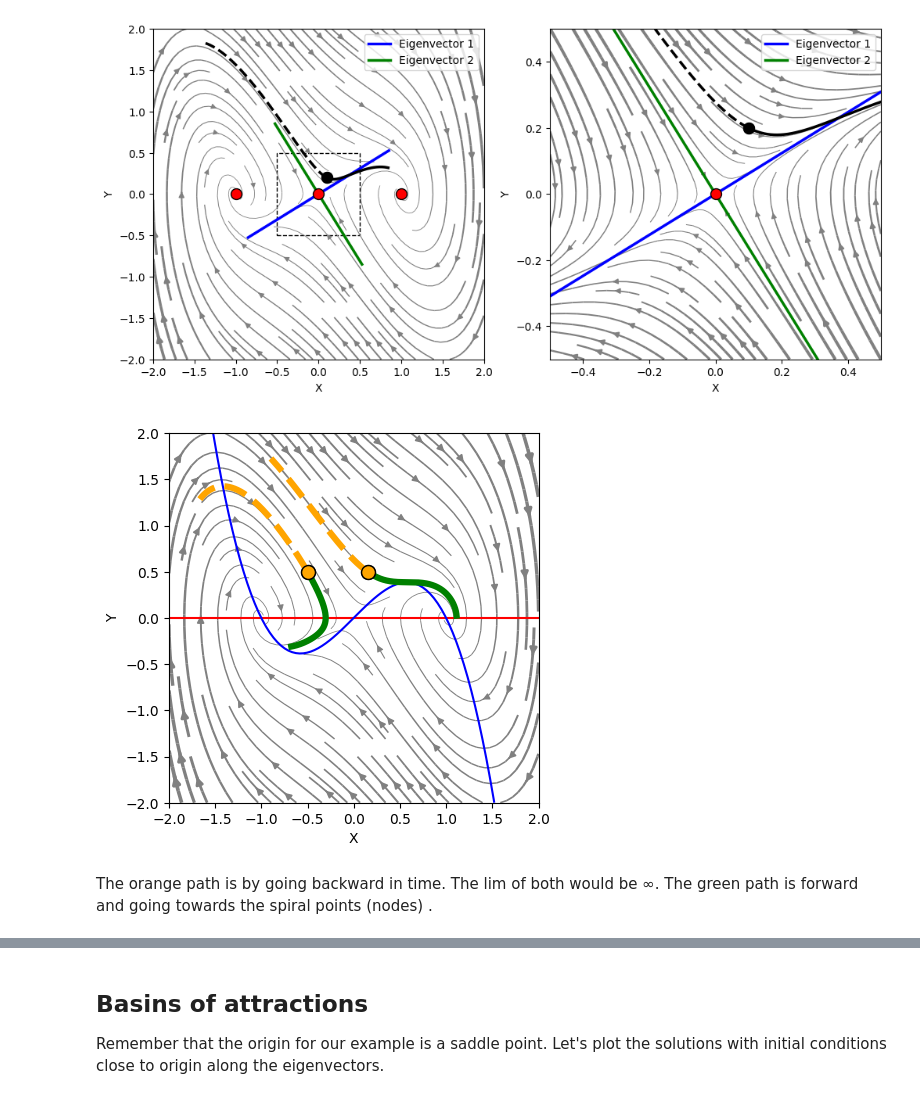
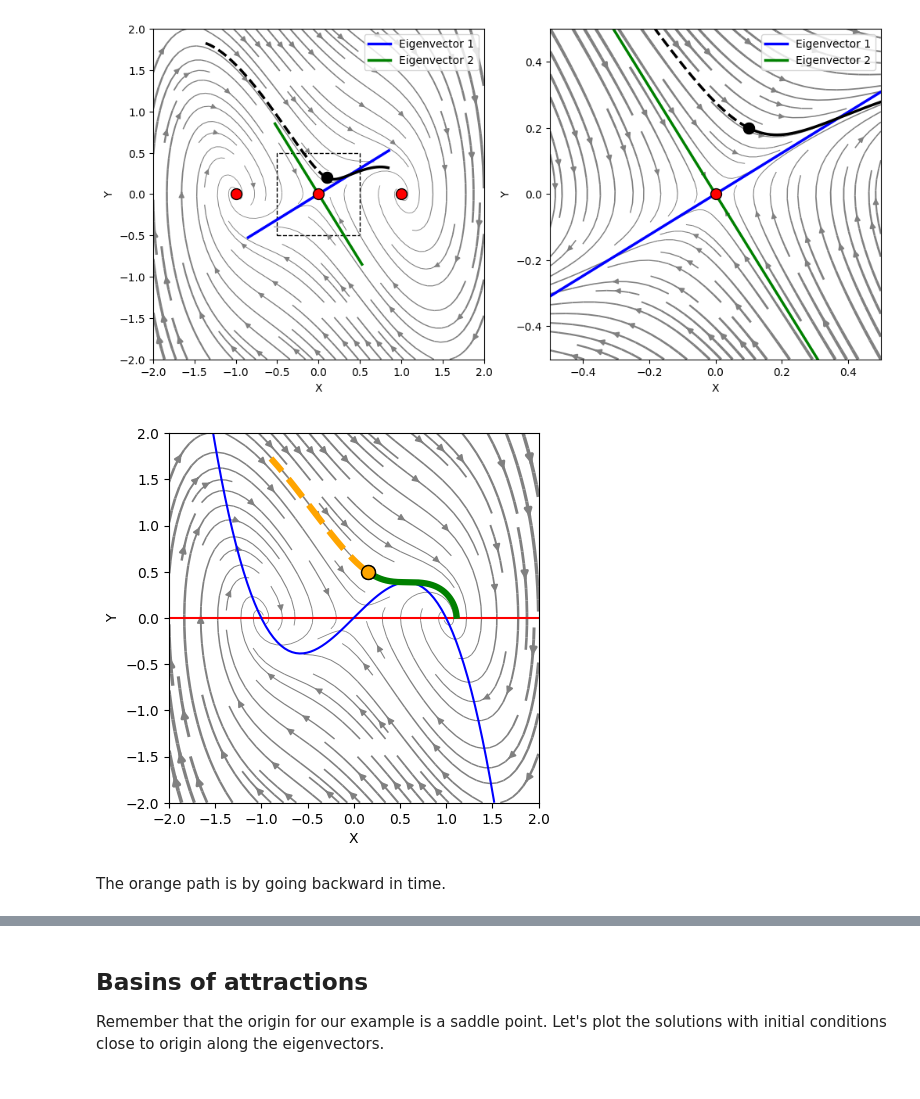
Before and after one commit to vladeviste/mat230, a Jupyter notebook: flow_limit_cycles.ipynb, the cells around one changed output, grey strips where cells are left out. Saved outputs shown, nothing was run; the diff lists cells and outputs as text; code cells hidden in the pictures.

```diff
--- a/flow_limit_cycles.ipynb
+++ b/flow_limit_cycles.ipynb
@@ -478,23 +471,19 @@ fig
 # %%
 fig, ax = plt.subplots(1, 1)
 ax.set_xlabel('X')
 ax.set_ylabel('Y')
 ax.set_aspect('equal')
 
 ax=plot_flow(ax,rhs,nullclines=True)
 
 # Change y0 below to see different solutions.
 y0=[0.15,0.5]
 ax=plot_solution(ax,rhs,y0,t_end=3,color='green',linewidth=4.5)
 ax=plot_solution(ax,rhs,y0,t_end=-1.1,color='orange',linestyle='--', linewidth=4.5)
-y0=[-0.5,0.5]
-ax=plot_solution(ax,rhs,y0,t_end=3,color='green',linewidth=4.5)
-ax=plot_solution(ax,rhs,y0,t_end=-1.1,color='orange',linestyle='--', linewidth=4.5)
 # %% [output]
-[figure, old version]
+[figure, new version]
 # %% [markdown]
-The orange path is by going backward in time. The lim of both would be ∞. The green path is forward and going towards the spiral points (nodes)
-.
+The orange path is by going backward in time.
 # %% [markdown]
 ## Definition of limit sets (Definition 4 on p 118)
 - The positive limit set of a point $\bf{x}$
```
Also changed, not shown: parts of 19 cells of this notebook.
